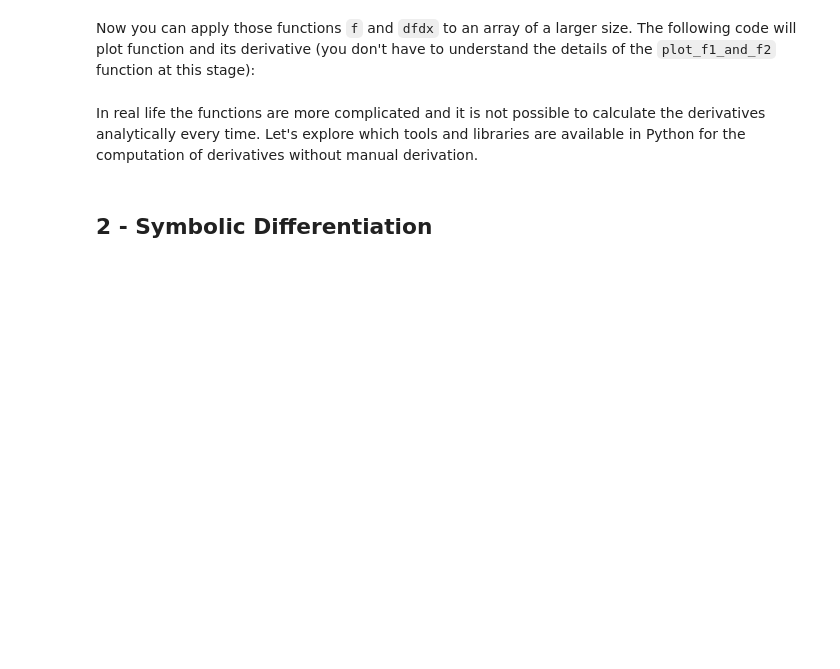
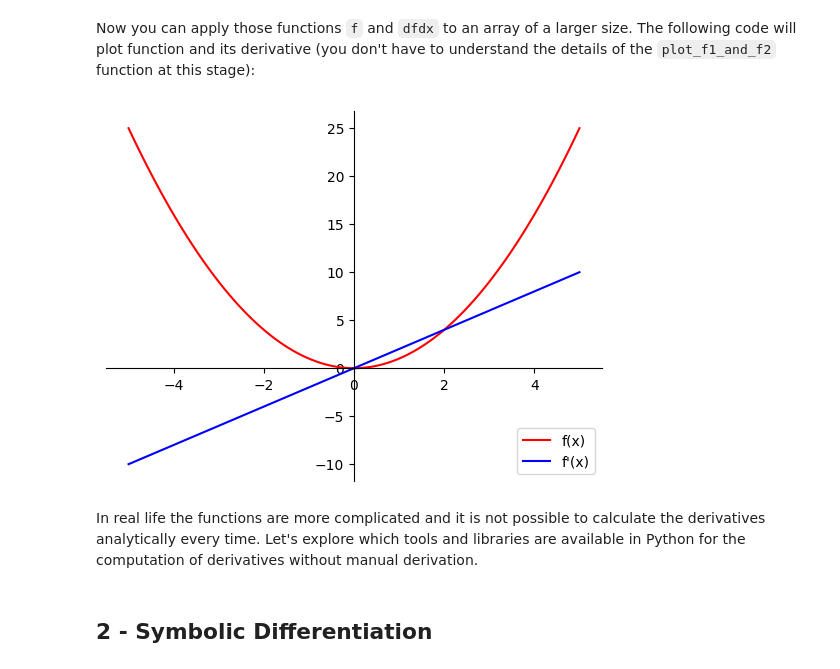
Before and after one commit to ICEY12YX/DEEP_LEARNING, a Jupyter notebook: 04_mathematics/calculus/week01/C2_W1_Lab_1_differentiation_in_python.ipynb, the cells around one changed output. Saved outputs shown, nothing was run; the diff lists cells and outputs as text; code cells hidden in the pictures; blank space fills up the shorter version.

```diff
--- a/04_mathematics/calculus/week01/C2_W1_Lab_1_differentiation_in_python.ipynb
+++ b/04_mathematics/calculus/week01/C2_W1_Lab_1_differentiation_in_python.ipynb
@@ -48,35 +61,51 @@ Now you can apply those functions `f` and `dfdx` to an array of a larger size. T
 # %%
 import matplotlib.pyplot as plt
 
 # Output of plotting commands is displayed inline within the Jupyter notebook.
 %matplotlib inline
 
+
 def plot_f1_and_f2(f1, f2=None, x_min=-5, x_max=5, label1="f(x)", label2="f'(x)"):
-    x = np.linspace(x_min, x_max,100)
+    # 在 [-5, 5] 之间均匀切出 100 个点，作为输入下面f1,f2的 x。
+    x = np.linspace(x_min, x_max, 100)
 
-    # Setting the axes at the centre.
+    # Setting the axes at the centre.把坐标轴移到正中心
     fig = plt.figure()
     ax = fig.add_subplot(1, 1, 1)
-    ax.spines['left'].set_position('center')
-    ax.spines['bottom'].set_position('zero')
-    ax.spines['right'].set_color('none')
-    ax.spines['top'].set_color('none')
-    ax.xaxis.set_ticks_position('bottom')
-    ax.yaxis.set_ticks_position('left')
+    ax.spines["left"].set_position("center")
+    ax.spines["bottom"].set_position("zero")
+    ax.spines["right"].set_color("none")
+    ax.spines["top"].set_color("none")
+    ax.xaxis.set_ticks_position("bottom")
+    ax.yaxis.set_ticks_position("left")
 
-    plt.plot(x, f1(x), 'r', label=label1)
-    if not f2 is None:
+    plt.plot(x, f1(x), "r", label=label1)  # 画原函数
+    # 把函数整个传进去当y就好了 (实际是传入f1函数的输出值)
+    # 这样一步到位的做法是可以的 或者外面定义y=f1(x),再传入y
+
+    if not f2 is None:  # 画导函数
         # If f2 is an array, it is passed as it is to be plotted as unlinked points.
         # If f2 is a function, f2(x) needs to be passed to plot it.
+        # isinstance 判断“前面的对象”是不是“后面指定的类型”
+        # 前面定义了
         if isinstance(f2, np.ndarray):
-            plt.plot(x, f2, 'bo', markersize=3, label=label2,)
+            plt.plot(
+                x,
+                f2,
+                "bo",
+                markersize=3,
+                label=label2,
+            )
         else:
-            plt.plot(x, f2(x), 'b', label=label2)
+            plt.plot(x, f2(x), "b", label=label2)
     plt.legend()
 
     plt.show()
 
+
 plot_f1_and_f2(f, dfdx)
+# %% [output]
+[figure, added]
 # %% [markdown]
 In real life the functions are more complicated and it is not possible to calculate the derivatives analytically every time. Let's explore which tools and libraries are available in Python for the computation of derivatives without manual derivation.
 # %% [markdown]
```
Also changed, not shown: parts of 41 cells of this notebook, 3 other files.
